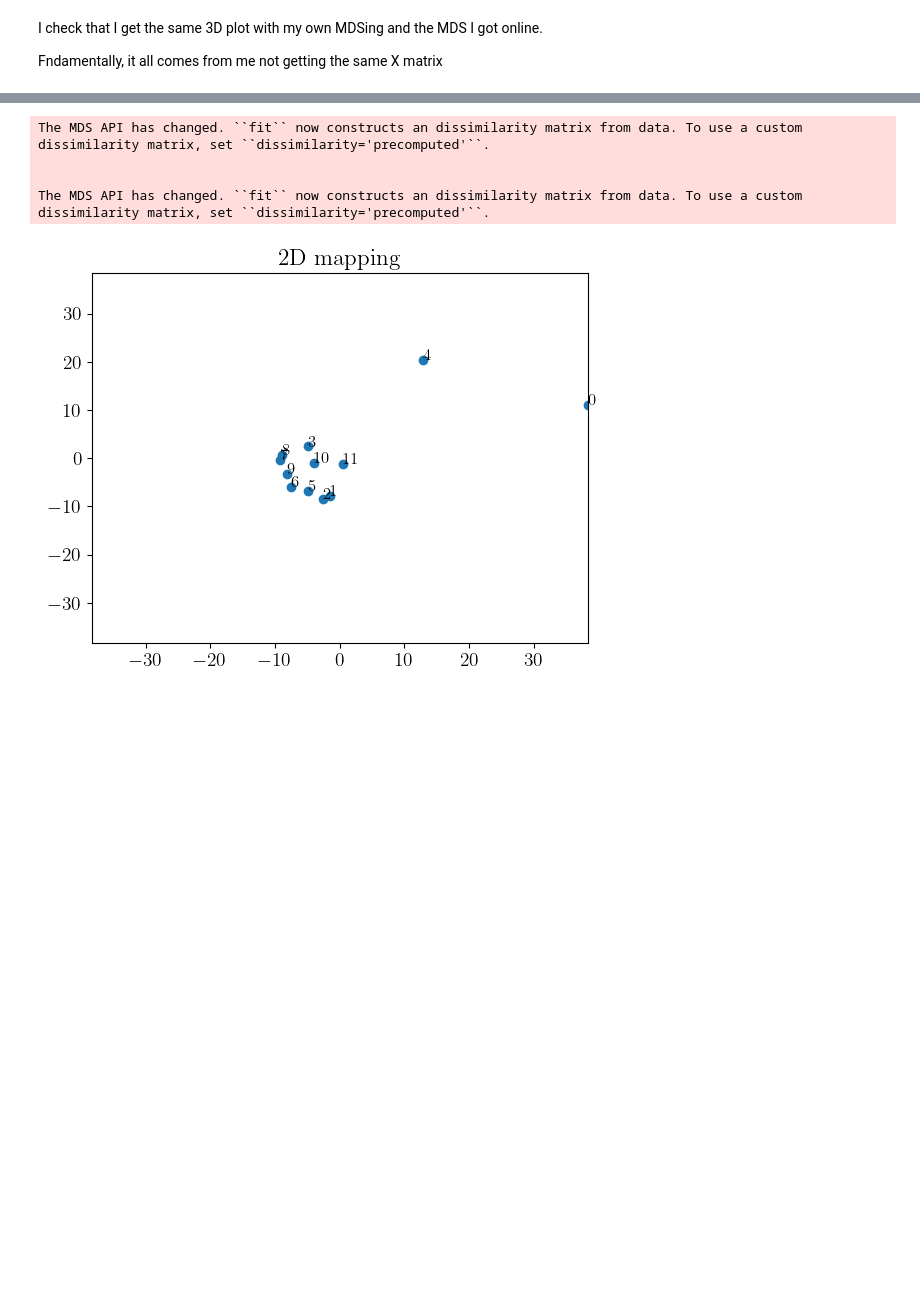
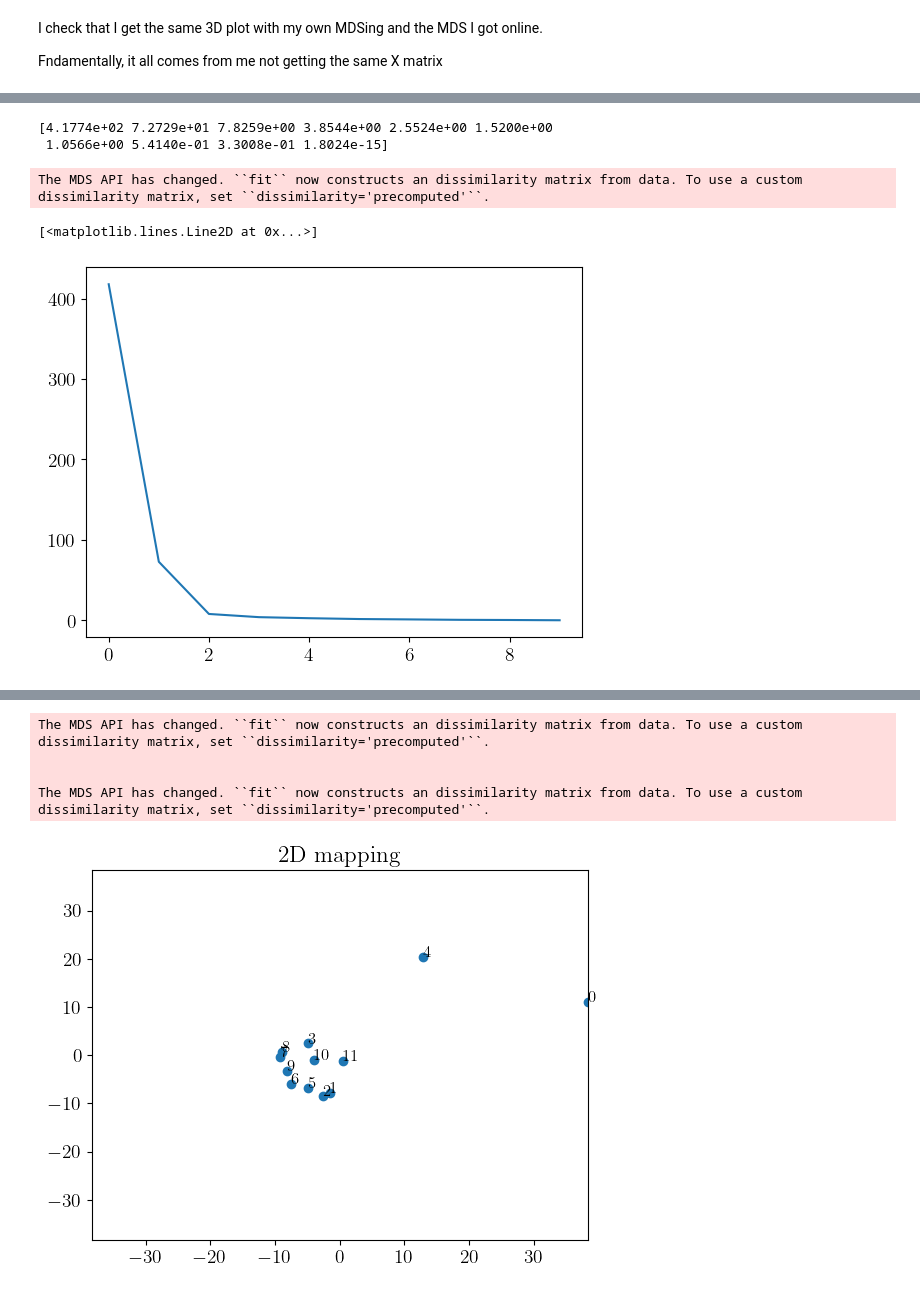
Before and after one commit to MarinAndreGirard/Quantum_emergent_dimension, a Jupyter notebook: looking_at_mappings.ipynb, the cells around one changed output, grey strips where cells are left out. Saved outputs shown, nothing was run; the diff lists cells and outputs as text; code cells hidden in the pictures; blank space fills up the shorter version.

```diff
--- a/looking_at_mappings.ipynb
+++ b/looking_at_mappings.ipynb
@@ -150,3 +186,17 @@ The MDS API has changed. ``fit`` now constructs an dissimilarity matrix from dat
+# %%
+XN_=mds_from_d_N_.fit_transform(dab)
+B=XN_@T(XN_)
+eigenvalues,eigenvectors=np.linalg.eig(B)
+idx = eigenvalues.argsort()[::-1]
+eigenvalues = eigenvalues[idx]
+print(eigenvalues)
+plt.plot(range(len(eigenvalues)),eigenvalues)
+# %% [output]
+[4.1774e+02 7.2729e+01 7.8259e+00 3.8544e+00 2.5524e+00 1.5200e+00
+ 1.0566e+00 5.4140e-01 3.3008e-01 1.8024e-15]
+The MDS API has changed. ``fit`` now constructs an dissimilarity matrix from data. To use a custom dissimilarity matrix, set ``dissimilarity='precomputed'``.
+[<matplotlib.lines.Line2D at 0x...>]
+[figure, added]
 # %%
 file_name="bell_superp_no_BC"
 dab=load_d(file_name)
```
Also changed, not shown: parts of 24 cells of this notebook, 2 other files.
